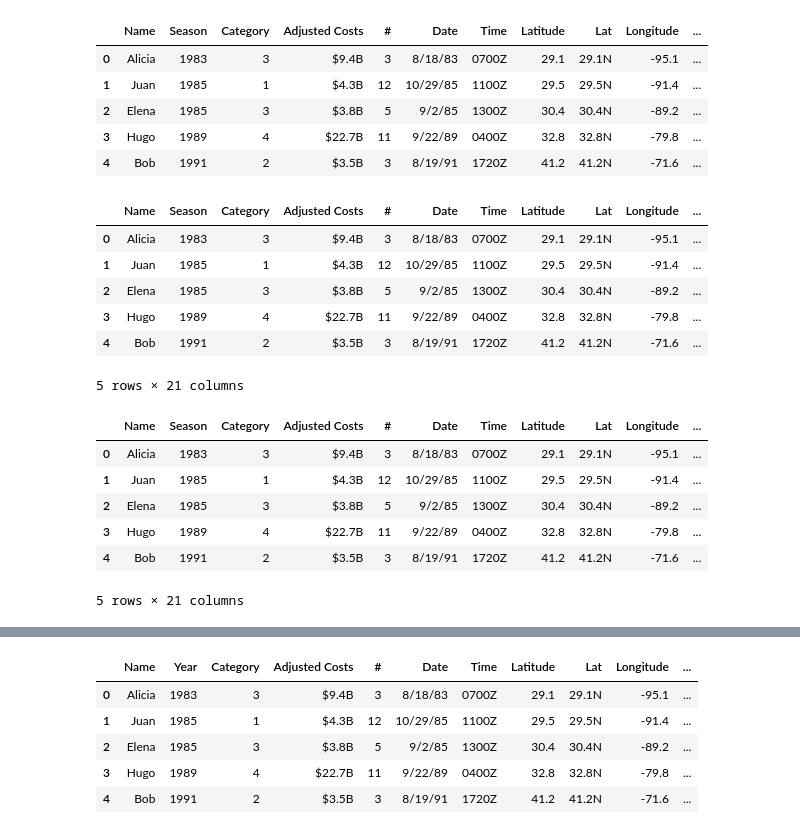
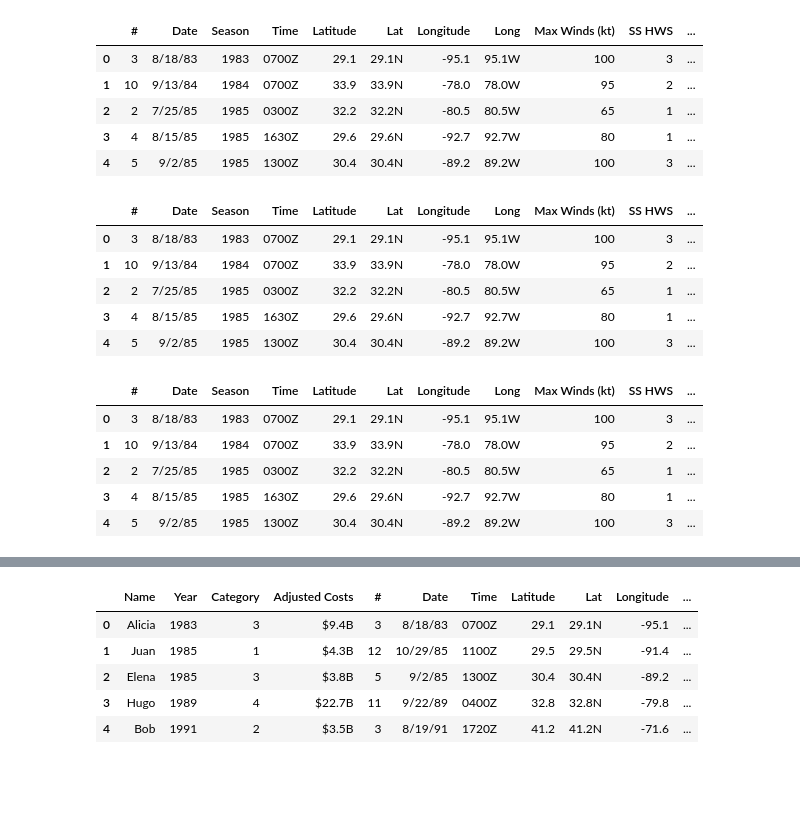
Before and after one commit to chrisadamsv/Dream-Team-Project1, a Jupyter notebook: Project_Data/Group 4 Project 1 MAIN.ipynb, the cells around one changed output, grey strips where cells are left out. Saved outputs shown, nothing was run; the diff lists cells and outputs as text; code cells hidden in the pictures; blank space fills up the shorter version.

```diff
--- a/Project_Data/Group 4 Project 1 MAIN.ipynb
+++ b/Project_Data/Group 4 Project 1 MAIN.ipynb
@@ -37,11 +26,11 @@ states = []
 lat_lngs = []
 
 #Convert Lat and Long to aa string
-merged_df['Longitude'] = merged_df['Longitude'].astype(str)
-merged_df['Latitude'] = merged_df['Latitude'].astype(str)
+landfall_df['Longitude'] = landfall_df['Longitude'].astype(str)
+landfall_df['Latitude'] = landfall_df['Latitude'].astype(str)
 
 #Add lattitude and longitude values to list
-lat_lngs = merged_df[['Latitude', 'Longitude']].values.tolist()
+lat_lngs = landfall_df[['Latitude', 'Longitude']].values.tolist()
 
 #Loop through lat_lng list to pull county and state names with geopy
 for lat_lng in lat_lngs:
@@ -59,8 +48,8 @@ for lat_lng in lat_lngs:
 
 #Add county and state names to dataframe
 county_column = counties
-merged_df['County'] = county_column
+landfall_df['County'] = county_column
 states_column = states
-merged_df['State'] = states_column
-merged_df.head()
+landfall_df['State'] = states_column
+landfall_df.head()
 # %% [output]
@@ -107,52 +96,52 @@ us_state_to_abbrev = {
     "New York": "NY",
     "North Carolina": "NC",
     "North Dakota": "ND",
     "Ohio": "OH",
     "Oklahoma": "OK",
     "Oregon": "OR",
     "Pennsylvania": "PA",
     "Rhode Island": "RI",
     "South Carolina": "SC",
     "South Dakota": "SD",
     "Tennessee": "TN",
     "Texas": "TX",
     "Utah": "UT",
     "Vermont": "VT",
     "Virginia": "VA",
     "Washington": "WA",
     "West Virginia": "WV",
     "Wisconsin": "WI",
     "Wyoming": "WY",
     "District of Columbia": "DC",
     "American Samoa": "AS",
     "Guam": "GU",
     "Northern Mariana Islands": "MP",
     "Puerto Rico": "PR",
     "United States Minor Outlying Islands": "UM",
     "U.S. Virgin Islands": "VI",
 }
 
 #Replace State Names with codes
-merged_df['State'] = merged_df['State'].replace(us_state_to_abbrev)
-merged_df.head()
+landfall_df['State'] = landfall_df['State'].replace(us_state_to_abbrev)
+landfall_df.head()
 # %% [output]
-|  | Name | Season | Category | Adjusted Costs | # | Date | Time | Latitude | Lat | Longitude | ... |
-| 0 | Alicia | 1983 | 3 | $9.4B | 3 | 8/18/83 | 0700Z | 29.1 | 29.1N | -95.1 | ... |
-| 1 | Juan | 1985 | 1 | $4.3B | 12 | 10/29/85 | 1100Z | 29.5 | 29.5N | -91.4 | ... |
-| 2 | Elena | 1985 | 3 | $3.8B | 5 | 9/2/85 | 1300Z | 30.4 | 30.4N | -89.2 | ... |
-| 3 | Hugo | 1989 | 4 | $22.7B | 11 | 9/22/89 | 0400Z | 32.8 | 32.8N | -79.8 | ... |
-| 4 | Bob | 1991 | 2 | $3.5B | 3 | 8/19/91 | 1720Z | 41.2 | 41.2N | -71.6 | ... |
+|  | # | Date | Season | Time | Latitude | Lat | Longitude | Long | Max Winds (kt) | SS HWS | ... |
+| 0 | 3 | 8/18/83 | 1983 | 0700Z | 29.1 | 29.1N | -95.1 | 95.1W | 100 | 3 | ... |
+| 1 | 10 | 9/13/84 | 1984 | 0700Z | 33.9 | 33.9N | -78.0 | 78.0W | 95 | 2 | ... |
+| 2 | 2 | 7/25/85 | 1985 | 0300Z | 32.2 | 32.2N | -80.5 | 80.5W | 65 | 1 | ... |
+| 3 | 4 | 8/15/85 | 1985 | 1630Z | 29.6 | 29.6N | -92.7 | 92.7W | 80 | 1 | ... |
+| 4 | 5 | 9/2/85 | 1985 | 1300Z | 30.4 | 30.4N | -89.2 | 89.2W | 100 | 3 | ... |
 # %%
 #Make a list to store cities and coordinates
 cities= []
 lat_lngs2= []
 
 #Convert Lat and Long to a float
-merged_df['Longitude'] = merged_df['Longitude'].astype(float)
-merged_df['Latitude'] = merged_df['Latitude'].astype(float)
+landfall_df['Longitude'] = landfall_df['Longitude'].astype(float)
+landfall_df['Latitude'] = landfall_df['Latitude'].astype(float)
 
 #Add lattitude and longitude values to list
-lat_lngs2 = merged_df[['Latitude','Longitude']].values.tolist()
+lat_lngs2 = landfall_df[['Latitude','Longitude']].values.tolist()
 
 #Loop through lat_lng list to pull cities names with citipy
 for lat_lng2 in lat_lngs2:
@@ -161,26 +150,24 @@ for lat_lng2 in lat_lngs2:
 
 #Add city names to dataframe
 city_column = cities
-merged_df['City'] =city_column
-merged_df.head()
+landfall_df['City'] =city_column
+landfall_df.head()
 # %% [output]
-|  | Name | Season | Category | Adjusted Costs | # | Date | Time | Latitude | Lat | Longitude | ... |
-| 0 | Alicia | 1983 | 3 | $9.4B | 3 | 8/18/83 | 0700Z | 29.1 | 29.1N | -95.1 | ... |
-| 1 | Juan | 1985 | 1 | $4.3B | 12 | 10/29/85 | 1100Z | 29.5 | 29.5N | -91.4 | ... |
-| 2 | Elena | 1985 | 3 | $3.8B | 5 | 9/2/85 | 1300Z | 30.4 | 30.4N | -89.2 | ... |
-| 3 | Hugo | 1989 | 4 | $22.7B | 11 | 9/22/89 | 0400Z | 32.8 | 32.8N | -79.8 | ... |
-| 4 | Bob | 1991 | 2 | $3.5B | 3 | 8/19/91 | 1720Z | 41.2 | 41.2N | -71.6 | ... |
+|  | # | Date | Season | Time | Latitude | Lat | Longitude | Long | Max Winds (kt) | SS HWS | ... |
+| 0 | 3 | 8/18/83 | 1983 | 0700Z | 29.1 | 29.1N | -95.1 | 95.1W | 100 | 3 | ... |
+| 1 | 10 | 9/13/84 | 1984 | 0700Z | 33.9 | 33.9N | -78.0 | 78.0W | 95 | 2 | ... |
+| 2 | 2 | 7/25/85 | 1985 | 0300Z | 32.2 | 32.2N | -80.5 | 80.5W | 65 | 1 | ... |
+| 3 | 4 | 8/15/85 | 1985 | 1630Z | 29.6 | 29.6N | -92.7 | 92.7W | 80 | 1 | ... |
+| 4 | 5 | 9/2/85 | 1985 | 1300Z | 30.4 | 30.4N | -89.2 | 89.2W | 100 | 3 | ... |
-5 rows × 21 columns
 # %%
 #Remove "County" from county column
-merged_df['County'] = merged_df['County'].str.replace(' County','')
-merged_df['County'] = merged_df['County'].str.replace(' Parish','')
-merged_df.head()
+landfall_df['County'] = landfall_df['County'].str.replace(' County','')
+landfall_df['County'] = landfall_df['County'].str.replace(' Parish','')
+landfall_df.head()
 # %% [output]
-|  | Name | Season | Category | Adjusted Costs | # | Date | Time | Latitude | Lat | Longitude | ... |
-| 0 | Alicia | 1983 | 3 | $9.4B | 3 | 8/18/83 | 0700Z | 29.1 | 29.1N | -95.1 | ... |
-| 1 | Juan | 1985 | 1 | $4.3B | 12 | 10/29/85 | 1100Z | 29.5 | 29.5N | -91.4 | ... |
-| 2 | Elena | 1985 | 3 | $3.8B | 5 | 9/2/85 | 1300Z | 30.4 | 30.4N | -89.2 | ... |
-| 3 | Hugo | 1989 | 4 | $22.7B | 11 | 9/22/89 | 0400Z | 32.8 | 32.8N | -79.8 | ... |
-| 4 | Bob | 1991 | 2 | $3.5B | 3 | 8/19/91 | 1720Z | 41.2 | 41.2N | -71.6 | ... |
+|  | # | Date | Season | Time | Latitude | Lat | Longitude | Long | Max Winds (kt) | SS HWS | ... |
+| 0 | 3 | 8/18/83 | 1983 | 0700Z | 29.1 | 29.1N | -95.1 | 95.1W | 100 | 3 | ... |
+| 1 | 10 | 9/13/84 | 1984 | 0700Z | 33.9 | 33.9N | -78.0 | 78.0W | 95 | 2 | ... |
+| 2 | 2 | 7/25/85 | 1985 | 0300Z | 32.2 | 32.2N | -80.5 | 80.5W | 65 | 1 | ... |
+| 3 | 4 | 8/15/85 | 1985 | 1630Z | 29.6 | 29.6N | -92.7 | 92.7W | 80 | 1 | ... |
+| 4 | 5 | 9/2/85 | 1985 | 1300Z | 30.4 | 30.4N | -89.2 | 89.2W | 100 | 3 | ... |
-5 rows × 21 columns
```
Also changed, not shown: parts of 4 cells of this notebook, 1 other file.
